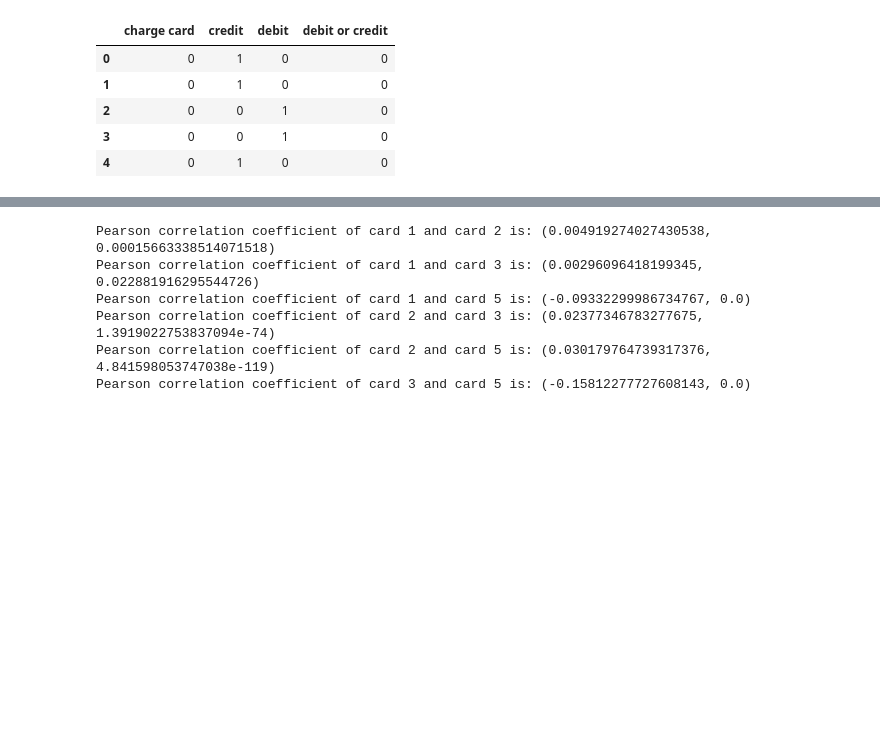
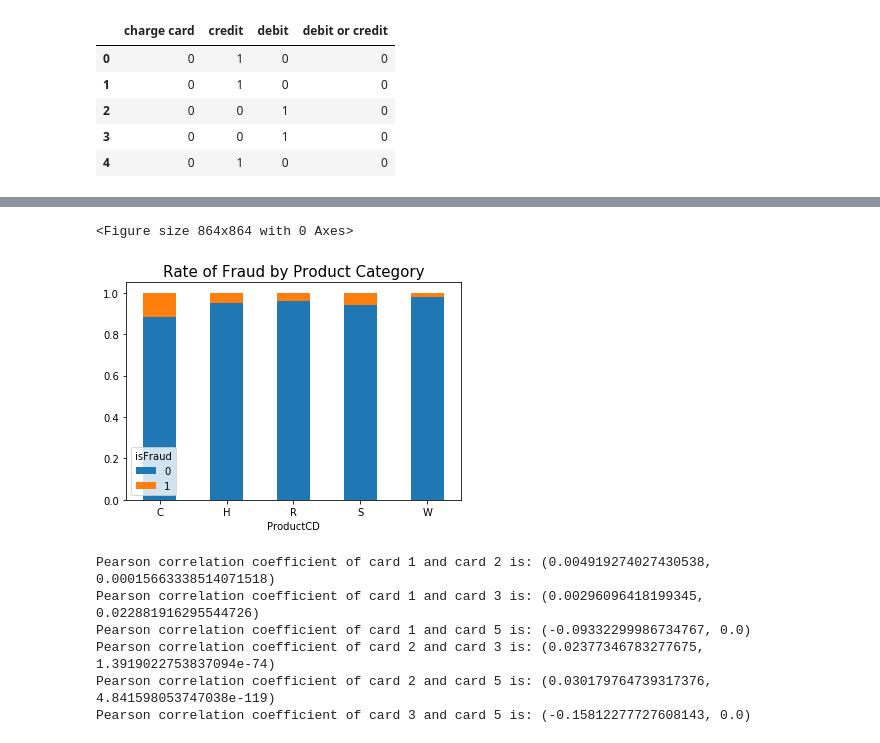
Before and after one commit to jacquelineguo/Capstone_1, a Jupyter notebook: Capstone_1_Draft.ipynb, the cells around one changed output, grey strips where cells are left out. Drawn from its saved outputs; the diff is of its cells as text; code cells hidden in the pictures; blank space fills up the shorter version.

```diff
--- a/Capstone_1_Draft.ipynb
+++ b/Capstone_1_Draft.ipynb
@@ -169,3 +225,12 @@ Name: card6, dtype: int64
+# %%
+plt.figure(figsize=(12,12))
+a = train_transaction.groupby('ProductCD')['isFraud'].value_counts(normalize = True).unstack().plot.bar(stacked = True)
+a.set_title('Rate of Fraud by Product Category', fontsize = 15)
+plt.xticks(rotation='horizontal')
+plt.show()
+# %% [output]
+<Figure size 864x864 with 0 Axes>
+[figure, added]
 # %%
 import scipy.stats as stat
 mean1 = train_transaction.card2.mean()
```
Also changed, not shown: parts of 24 cells of this notebook.
